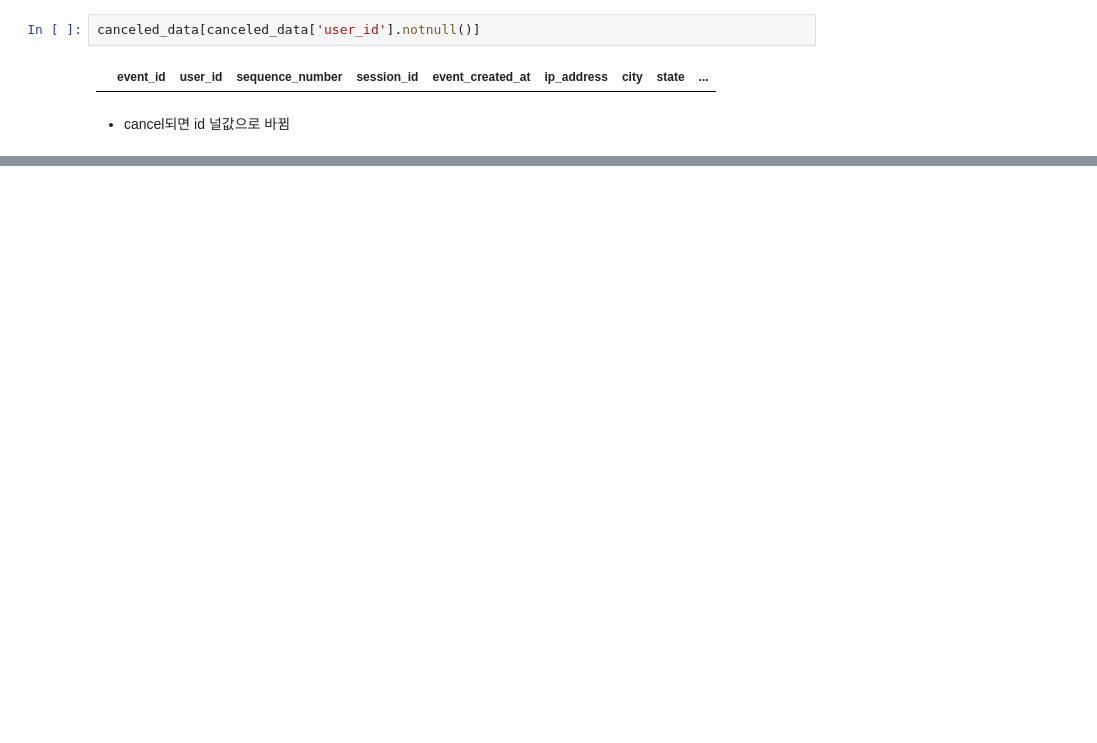
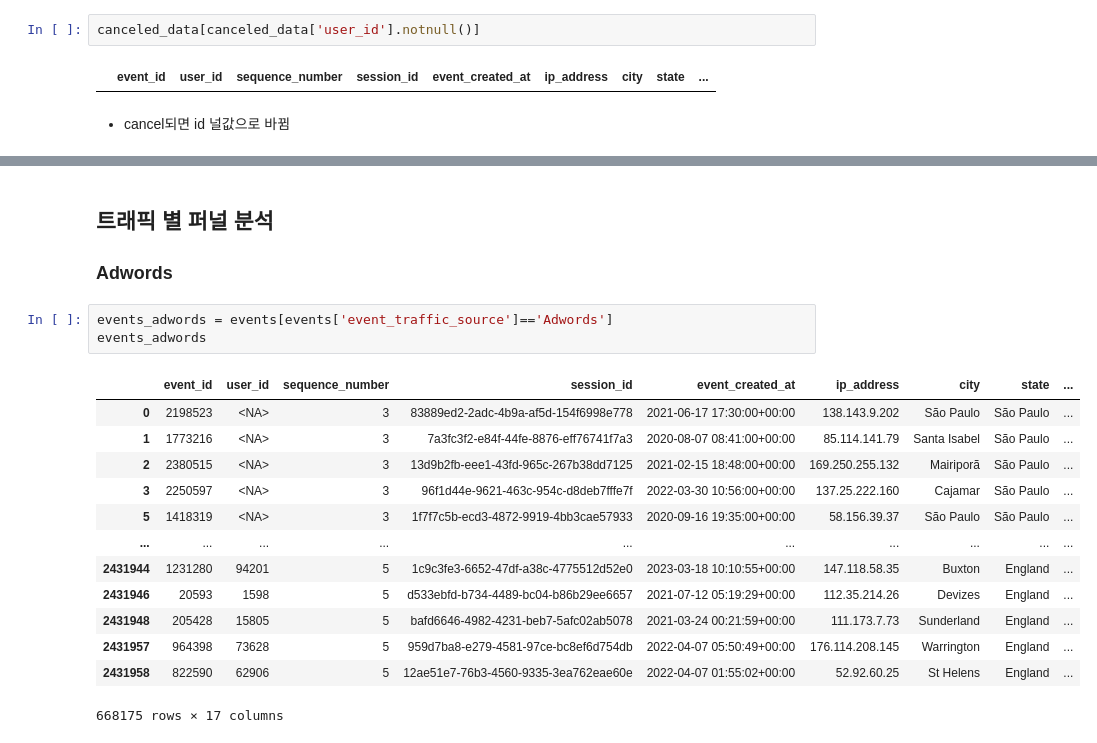
Before and after one commit to kyeob1107/Four-A, a Jupyter notebook: khj/funnel.ipynb, the cells around one changed output, grey strips where cells are left out. Cells and saved outputs as stored; diff of their text form; blank space fills up the shorter version.

Commit message:
추가) max_sequence_number, 등
- max_sequence_number
- traffic_source, event_type 별 count
- Adwords 퍼널 분석 (미완)

```diff
--- a/khj/funnel.ipynb
+++ b/khj/funnel.ipynb
@@ -435,0 +562,21 @@ canceled_data[canceled_data['user_id'].notnull()]
+# %% [markdown]
+## 트래픽 별 퍼널 분석
+
+### Adwords
+# %%
+events_adwords = events[events['event_traffic_source']=='Adwords']
+events_adwords
+# %% [output]
+|  | event_id | user_id | sequence_number | session_id | event_created_at | ip_address | city | state | ... |
+| 0 | 2198523 | <NA> | 3 | 83889ed2-2adc-4b9a-af5d-154f6998e778 | 2021-06-17 17:30:00+00:00 | 138.143.9.202 | São Paulo | São Paulo | ... |
+| 1 | 1773216 | <NA> | 3 | 7a3fc3f2-e84f-44fe-8876-eff76741f7a3 | 2020-08-07 08:41:00+00:00 | 85.114.141.79 | Santa Isabel | São Paulo | ... |
+| 2 | 2380515 | <NA> | 3 | 13d9b2fb-eee1-43fd-965c-267b38dd7125 | 2021-02-15 18:48:00+00:00 | 169.250.255.132 | Mairiporã | São Paulo | ... |
+| 3 | 2250597 | <NA> | 3 | 96f1d44e-9621-463c-954c-d8deb7fffe7f | 2022-03-30 10:56:00+00:00 | 137.25.222.160 | Cajamar | São Paulo | ... |
+| 5 | 1418319 | <NA> | 3 | 1f7f7c5b-ecd3-4872-9919-4bb3cae57933 | 2020-09-16 19:35:00+00:00 | 58.156.39.37 | São Paulo | São Paulo | ... |
+| ... | ... | ... | ... | ... | ... | ... | ... | ... | ... |
+| 2431944 | 1231280 | 94201 | 5 | 1c9c3fe3-6652-47df-a38c-4775512d52e0 | 2023-03-18 10:10:55+00:00 | 147.118.58.35 | Buxton | England | ... |
+| 2431946 | 20593 | 1598 | 5 | d533ebfd-b734-4489-bc04-b86b29ee6657 | 2021-07-12 05:19:29+00:00 | 112.35.214.26 | Devizes | England | ... |
+| 2431948 | 205428 | 15805 | 5 | bafd6646-4982-4231-beb7-5afc02ab5078 | 2021-03-24 00:21:59+00:00 | 111.173.7.73 | Sunderland | England | ... |
+| 2431957 | 964398 | 73628 | 5 | 959d7ba8-e279-4581-97ce-bc8ef6d754db | 2022-04-07 05:50:49+00:00 | 176.114.208.145 | Warrington | England | ... |
+| 2431958 | 822590 | 62906 | 5 | 12ae51e7-76b3-4560-9335-3ea762eae60e | 2022-04-07 01:55:02+00:00 | 52.92.60.25 | St Helens | England | ... |
+668175 rows × 17 columns
```
Also changed, not shown: parts of 30 cells of this notebook, 1 other file.
